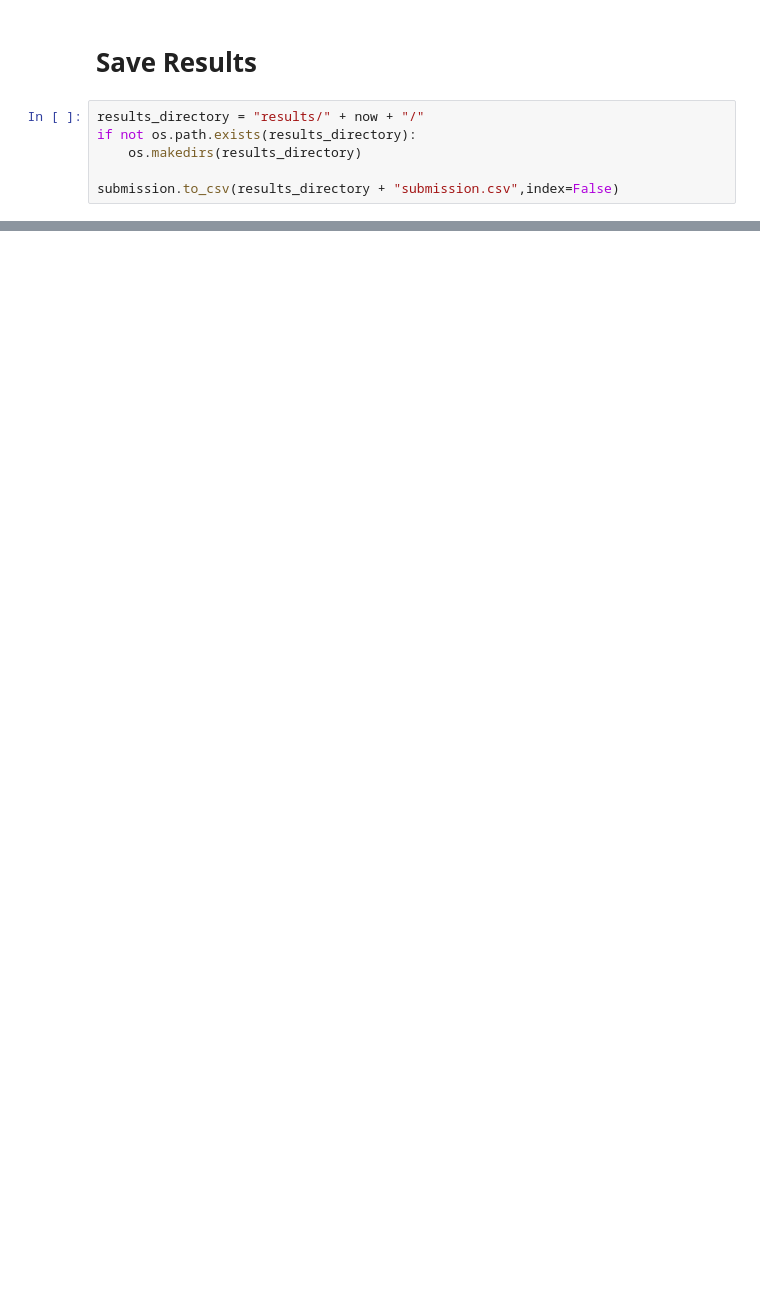
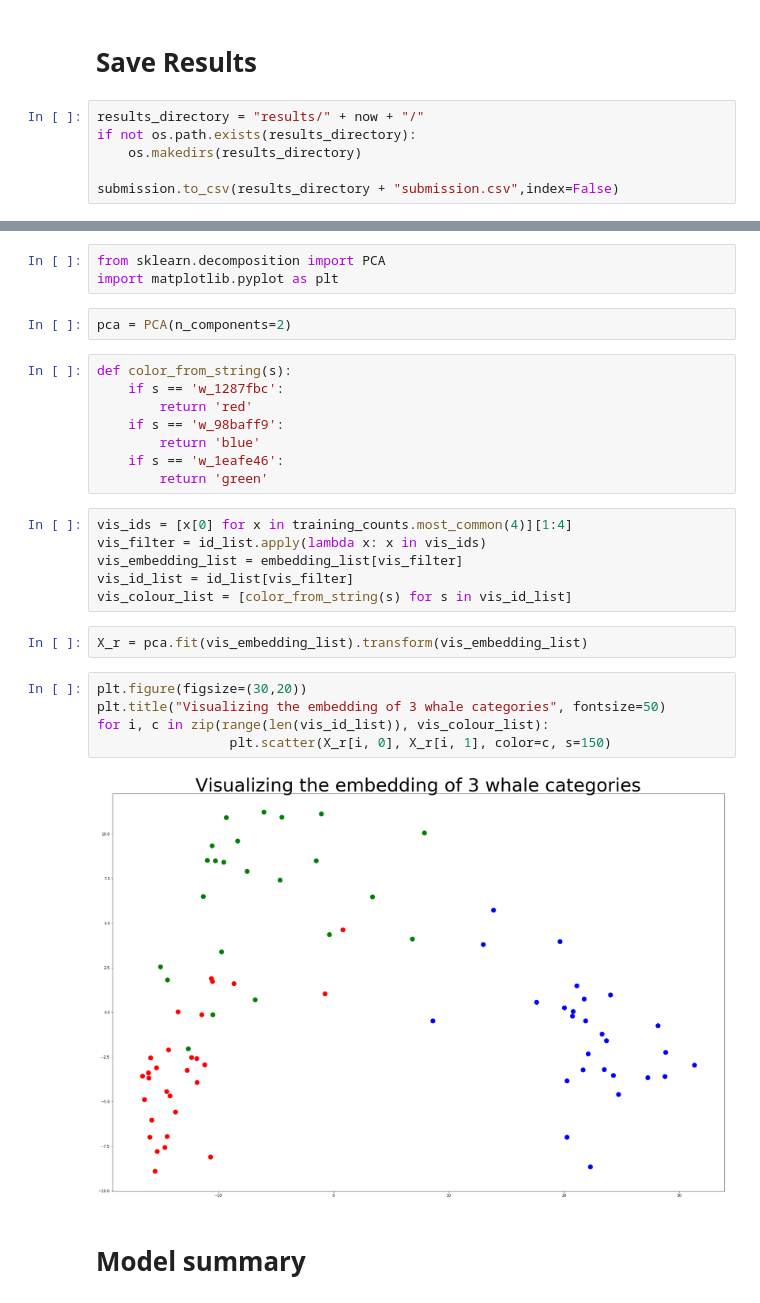
Before and after one commit to ebartrum/Kaggle-Whale-Identification, a Jupyter notebook: Triplet network.ipynb, the cells around one changed output, grey strips where cells are left out. Drawn from its saved outputs; the diff is of its cells as text; blank space fills up the shorter version.

Commit message:
Visualization

```diff
--- a/Triplet network.ipynb
+++ b/Triplet network.ipynb
@@ -404,0 +442,30 @@ submission.to_csv(results_directory + "submission.csv",index=False)
+# %%
+from sklearn.decomposition import PCA
+import matplotlib.pyplot as plt
+# %%
+pca = PCA(n_components=2)
+# %%
+def color_from_string(s):
+    if s == 'w_1287fbc':
+        return 'red'
+    if s == 'w_98baff9':
+        return 'blue'
+    if s == 'w_1eafe46':
+        return 'green'
+# %%
+vis_ids = [x[0] for x in training_counts.most_common(4)][1:4]
+vis_filter = id_list.apply(lambda x: x in vis_ids)
+vis_embedding_list = embedding_list[vis_filter]
+vis_id_list = id_list[vis_filter]
+vis_colour_list = [color_from_string(s) for s in vis_id_list]
+# %%
+X_r = pca.fit(vis_embedding_list).transform(vis_embedding_list)
+# %%
+plt.figure(figsize=(30,20))
+plt.title("Visualizing the embedding of 3 whale categories", fontsize=50)
+for i, c in zip(range(len(vis_id_list)), vis_colour_list):
+                 plt.scatter(X_r[i, 0], X_r[i, 1], color=c, s=150)
+# %% [output]
+[figure, added]
+# %% [markdown]
+# Model summary
```
Also changed, not shown: parts of 22 cells of this notebook.
